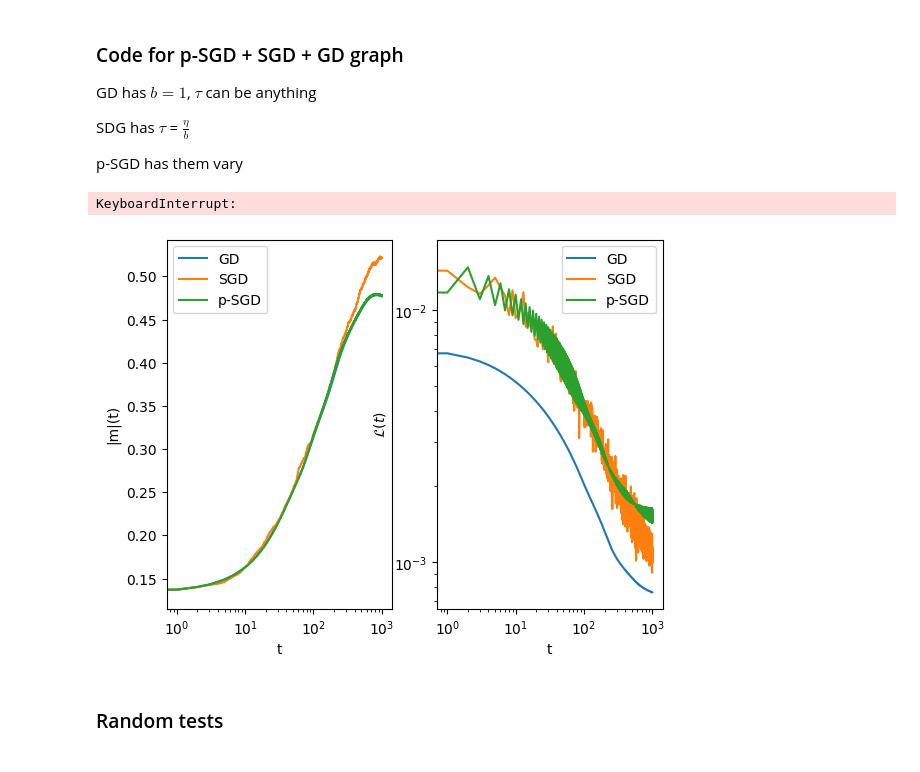
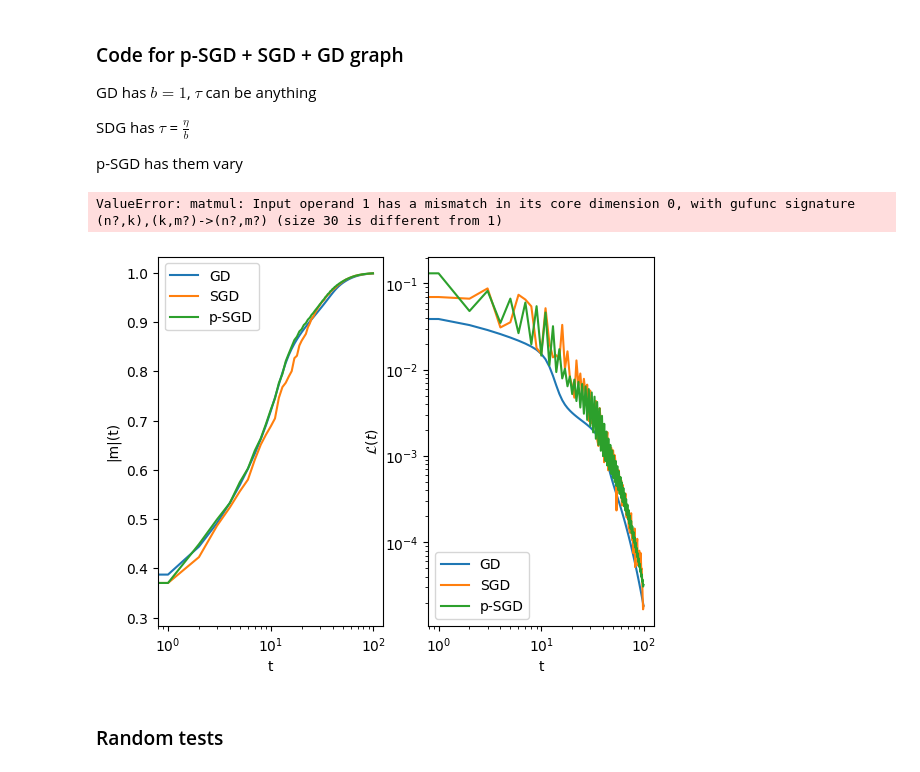
Before and after one commit to leofluck/complex_phase_retrieval, a Jupyter notebook: complex_p_r_implementation.ipynb, the cells around one changed output. Saved outputs shown, nothing was run; the diff lists cells and outputs as text; code cells hidden in the pictures.

```diff
--- a/complex_p_r_implementation.ipynb
+++ b/complex_p_r_implementation.ipynb
@@ -408,13 +401,13 @@ def plot_descent_methods(m_norm, loss, labels, iter_max): #the m_norm and loss m
     plt.legend(labels)
     plt.show()
 # %%
-N = 300
-d = 100
+N = 30
+d = 10
 eta = 1 # eta must be smaller than tau
 b = np.array([1., 0.5, 0.5])
 tau = np.array([1., eta/0.5, 1.]) # b must be bigger than eta/(tau+eta)
 m_0 = 0.2
-iter_max = 1e3
+iter_max = 1e2
 isComplex = False
 #np_rd_seed = np.arange(0,1,1) # for the results to be reproductible, the length of this object is the number of runs which get averaged
 np_rd_seed = np.random.randint(0,1000,3)
@@ -431,16 +424,16 @@ for descent_type in range(3): # for each descent type, 500 different loops are t
 
 data_graph = np.concatenate((m_graph,loss_graph))
 
-np.savetxt("methods_comparaison.csv", data_graph, fmt="%.6f")
+#np.savetxt("methods_comparaison.csv", data_graph, fmt="%.6f")
 # %% [output]
-KeyboardInterrupt:
+ValueError: matmul: Input operand 1 has a mismatch in its core dimension 0, with gufunc signature (n?,k),(k,m?)->(n?,m?) (size 30 is different from 1)
 # %%
-data_graph = np.genfromtxt('methods_comparaison.csv')
+#data_graph = np.genfromtxt('methods_comparaison.csv')
 m_graph = data_graph[0:3]
 loss_graph = data_graph[3:6]
 plot_descent_methods(m_graph, loss_graph, graph_labels, int(iter_max))
 # %% [output]
-[figure, old version]
+[figure, new version]
 # %% [markdown]
 ### Random tests
 # %%
```
Also changed, not shown: parts of 4 cells of this notebook, 13 other files.
